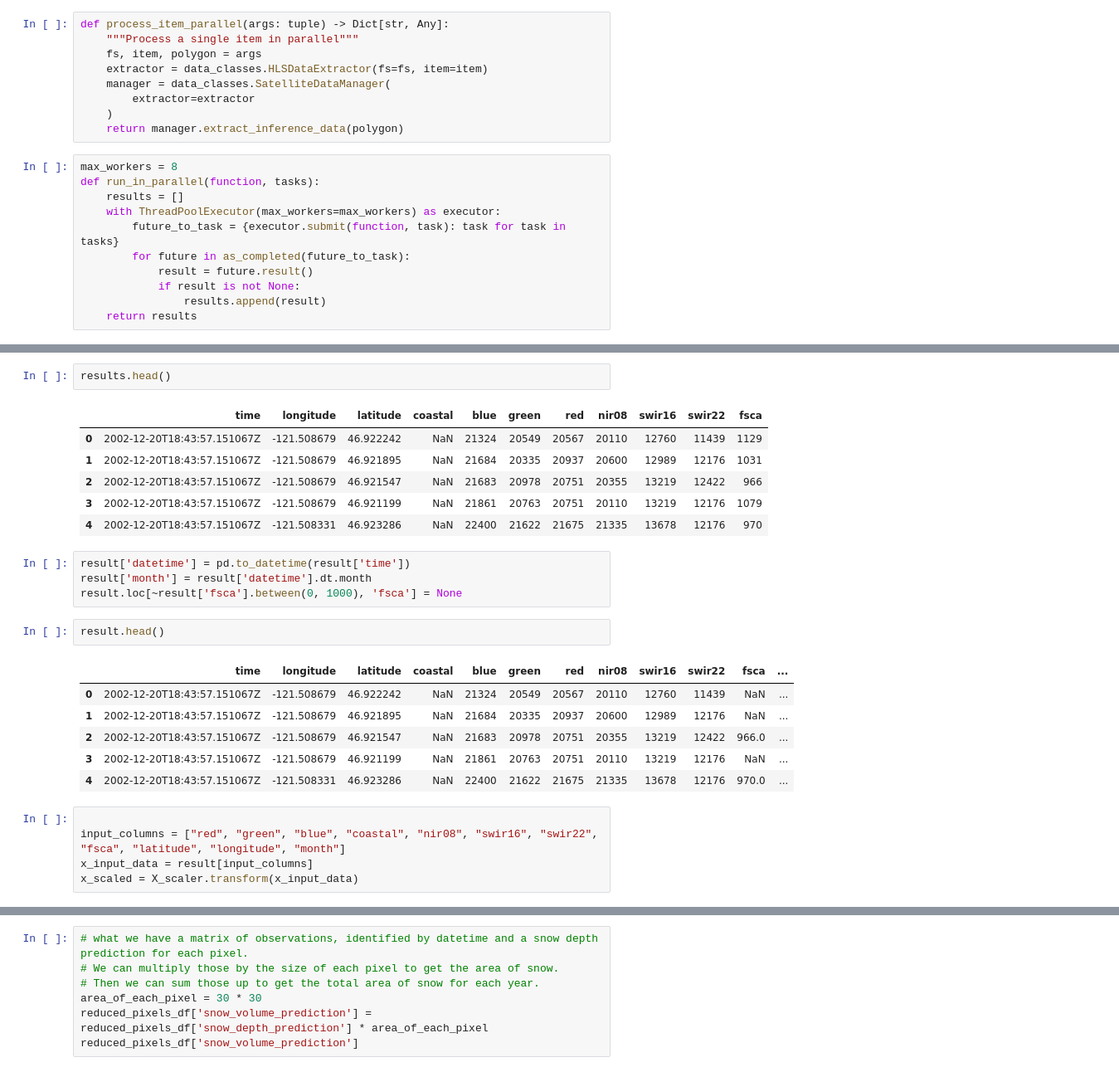
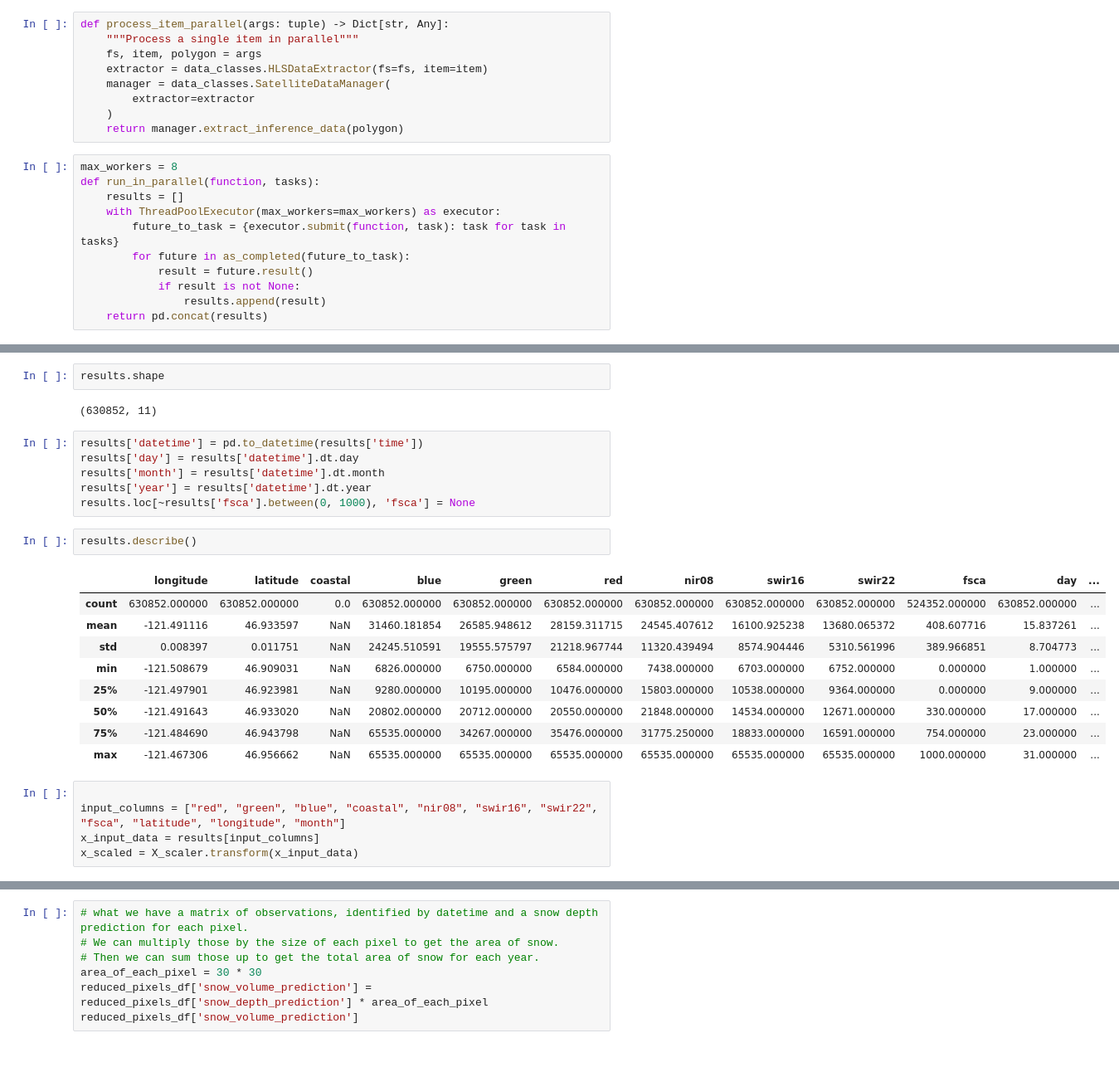
Before and after one commit to abarciauskas-bgse/snow-depth-estimation, a Jupyter notebook: 03_estimate_snow.ipynb, the cells around one changed output, grey strips where cells are left out. Shown at 83% size. Saved outputs shown, nothing was run; the diff lists cells and outputs as text.

```diff
--- a/03_estimate_snow.ipynb
+++ b/03_estimate_snow.ipynb
@@ -81,7 +81,7 @@ def run_in_parallel(function, tasks):
             result = future.result()
             if result is not None:
                 results.append(result)
-    return results
+    return pd.concat(results)
 # %%
 # %%time
 # # for testing
@@ -95,29 +96,29 @@ results = run_in_parallel(process_item_parallel, tasks)
 # %%
-results.head()
+results.shape
 # %% [output]
-|  | time | longitude | latitude | coastal | blue | green | red | nir08 | swir16 | swir22 | fsca |
-| 0 | 2002-12-20T18:43:57.151067Z | -121.508679 | 46.922242 | NaN | 21324 | 20549 | 20567 | 20110 | 12760 | 11439 | 1129 |
-| 1 | 2002-12-20T18:43:57.151067Z | -121.508679 | 46.921895 | NaN | 21684 | 20335 | 20937 | 20600 | 12989 | 12176 | 1031 |
-| 2 | 2002-12-20T18:43:57.151067Z | -121.508679 | 46.921547 | NaN | 21683 | 20978 | 20751 | 20355 | 13219 | 12422 | 966 |
-| 3 | 2002-12-20T18:43:57.151067Z | -121.508679 | 46.921199 | NaN | 21861 | 20763 | 20751 | 20110 | 13219 | 12176 | 1079 |
-| 4 | 2002-12-20T18:43:57.151067Z | -121.508331 | 46.923286 | NaN | 22400 | 21622 | 21675 | 21335 | 13678 | 12176 | 970 |
+(630852, 11)
 # %%
-result['datetime'] = pd.to_datetime(result['time'])
-result['month'] = result['datetime'].dt.month
-result.loc[~result['fsca'].between(0, 1000), 'fsca'] = None
+results['datetime'] = pd.to_datetime(results['time'])
+results['day'] = results['datetime'].dt.day
+results['month'] = results['datetime'].dt.month
+results['year'] = results['datetime'].dt.year
+results.loc[~results['fsca'].between(0, 1000), 'fsca'] = None
 # %%
-result.head()
+results.describe()
 # %% [output]
-|  | time | longitude | latitude | coastal | blue | green | red | nir08 | swir16 | swir22 | fsca | ... |
-| 0 | 2002-12-20T18:43:57.151067Z | -121.508679 | 46.922242 | NaN | 21324 | 20549 | 20567 | 20110 | 12760 | 11439 | NaN | ... |
-| 1 | 2002-12-20T18:43:57.151067Z | -121.508679 | 46.921895 | NaN | 21684 | 20335 | 20937 | 20600 | 12989 | 12176 | NaN | ... |
-| 2 | 2002-12-20T18:43:57.151067Z | -121.508679 | 46.921547 | NaN | 21683 | 20978 | 20751 | 20355 | 13219 | 12422 | 966.0 | ... |
-| 3 | 2002-12-20T18:43:57.151067Z | -121.508679 | 46.921199 | NaN | 21861 | 20763 | 20751 | 20110 | 13219 | 12176 | NaN | ... |
-| 4 | 2002-12-20T18:43:57.151067Z | -121.508331 | 46.923286 | NaN | 22400 | 21622 | 21675 | 21335 | 13678 | 12176 | 970.0 | ... |
+|  | longitude | latitude | coastal | blue | green | red | nir08 | swir16 | swir22 | fsca | day | ... |
+| count | 630852.000000 | 630852.000000 | 0.0 | 630852.000000 | 630852.000000 | 630852.000000 | 630852.000000 | 630852.000000 | 630852.000000 | 524352.000000 | 630852.000000 | ... |
+| mean | -121.491116 | 46.933597 | NaN | 31460.181854 | 26585.948612 | 28159.311715 | 24545.407612 | 16100.925238 | 13680.065372 | 408.607716 | 15.837261 | ... |
+| std | 0.008397 | 0.011751 | NaN | 24245.510591 | 19555.575797 | 21218.967744 | 11320.439494 | 8574.904446 | 5310.561996 | 389.966851 | 8.704773 | ... |
+| min | -121.508679 | 46.909031 | NaN | 6826.000000 | 6750.000000 | 6584.000000 | 7438.000000 | 6703.000000 | 6752.000000 | 0.000000 | 1.000000 | ... |
+| 25% | -121.497901 | 46.923981 | NaN | 9280.000000 | 10195.000000 | 10476.000000 | 15803.000000 | 10538.000000 | 9364.000000 | 0.000000 | 9.000000 | ... |
+| 50% | -121.491643 | 46.933020 | NaN | 20802.000000 | 20712.000000 | 20550.000000 | 21848.000000 | 14534.000000 | 12671.000000 | 330.000000 | 17.000000 | ... |
+| 75% | -121.484690 | 46.943798 | NaN | 65535.000000 | 34267.000000 | 35476.000000 | 31775.250000 | 18833.000000 | 16591.000000 | 754.000000 | 23.000000 | ... |
+| max | -121.467306 | 46.956662 | NaN | 65535.000000 | 65535.000000 | 65535.000000 | 65535.000000 | 65535.000000 | 65535.000000 | 1000.000000 | 31.000000 | ... |
 # %%
 
 input_columns = ["red", "green", "blue", "coastal", "nir08", "swir16", "swir22", "fsca", "latitude", "longitude", "month"]
-x_input_data = result[input_columns]
+x_input_data = results[input_columns]
 x_scaled = X_scaler.transform(x_input_data)
 # %%
 y_pred = model.predict(x_scaled)
```
Also changed, not shown: parts of 12 cells of this notebook, 1 other file.
